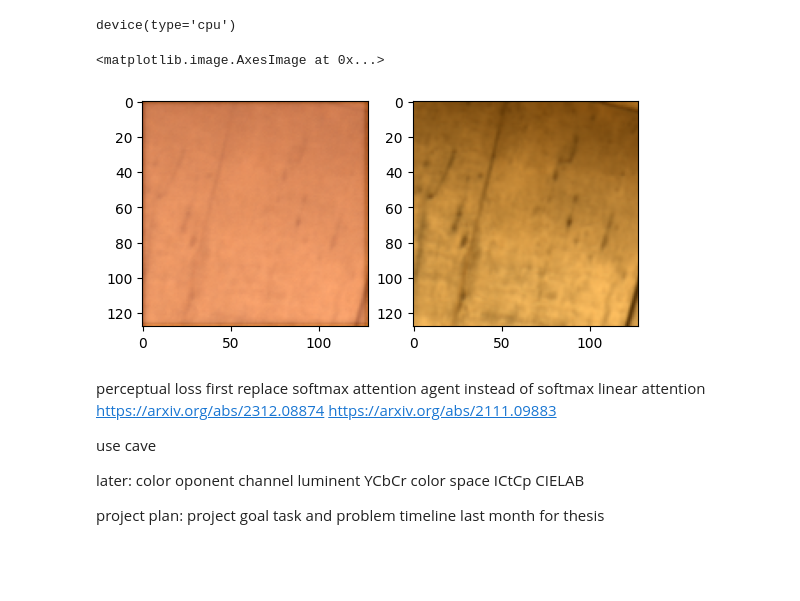
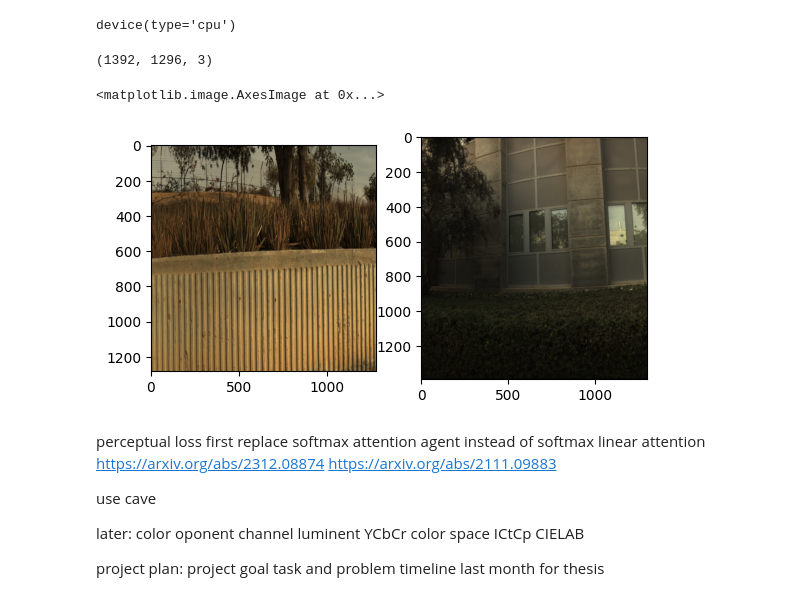
Before and after one commit to Karl-Liu-ch/Spectral_Reconstruction, a Jupyter notebook: data_visualization.ipynb, the cells around one changed output. Saved outputs shown, nothing was run; the diff lists cells and outputs as text; code cells hidden in the pictures; blank space fills up the shorter version.

```diff
--- a/data_visualization.ipynb
+++ b/data_visualization.ipynb
@@ -21,19 +21,25 @@ device
 # %% [output]
 device(type='cpu')
 # %%
-root = '/work3/s212645/Spectral_Reconstruction/FakeHyperSpectrum/DDPM/'
-path = '/work3/s212645/Spectral_Reconstruction/RealHyperSpectrum/'
-mat = scipy.io.loadmat(root+'000.mat')
+root = '/work3/s212645/Spectral_Reconstruction/FakeHyperSpectrum/SNCWGANDTN/FullResol/'
+path = '/work3/s212645/Spectral_Reconstruction/clean/BGU/'
+mat = scipy.io.loadmat(root+'001.mat')
 rgb = mat['rgb']
+h = int((rgb.shape[0] // 8) * 8)
+w = int((rgb.shape[1] // 8) * 8)
+rgb = rgb[:h, :w, :]
 plt.subplot(1,2,1)
 plt.imshow(rgb)
-mat = scipy.io.loadmat(path+'000.mat')
+mat = scipy.io.loadmat(path+'001.mat')
 rgb = mat['rgb']
+rgb = rgb[:h, :w, :]
+print(rgb.shape)
 plt.subplot(1,2,2)
 plt.imshow(rgb)
 # %% [output]
-<matplotlib.image.AxesImage at 0x...>
+(1392, 1296, 3)
+<matplotlib.image.AxesImage at 0x...>
-[figure, old version]
+[figure, new version]
 # %%
 modelnames = {'CVAE': 'CVAE',
             'CVAESP': 'CVAE-HS',
```
Also changed, not shown: 9 other files.
